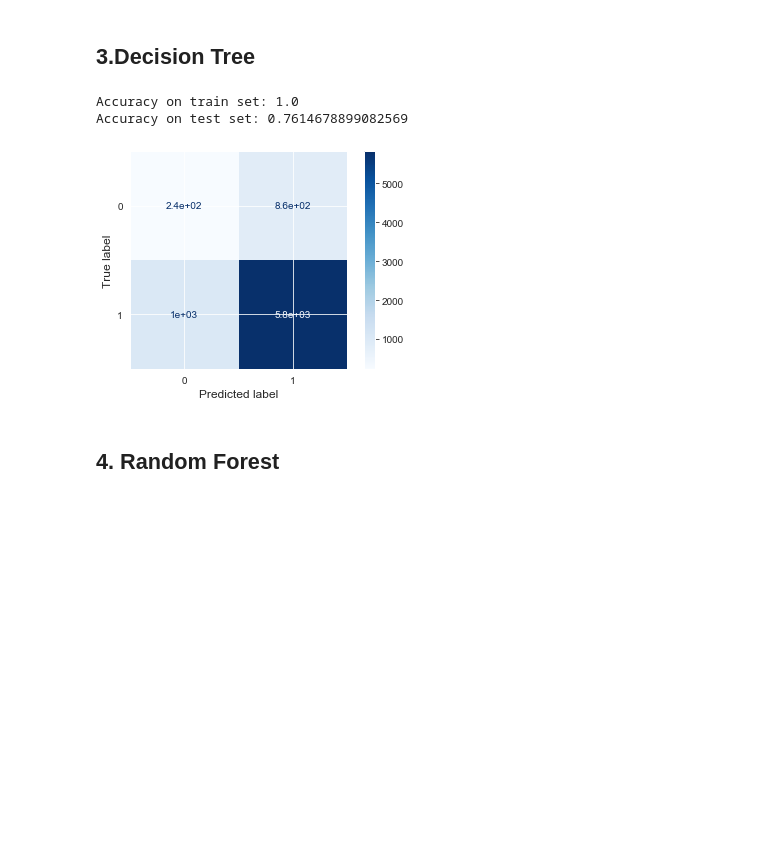
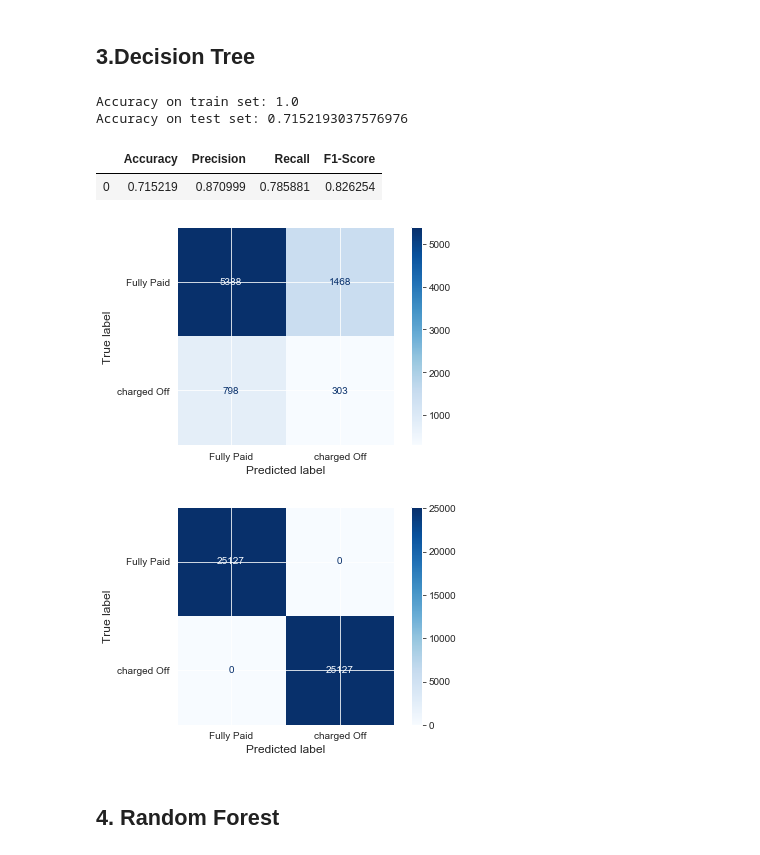
Before and after one commit to heyifuwhu/Lending_Club, a Jupyter notebook: Modeling.ipynb, the cells around one changed output. Cells and saved outputs as stored; diff of their text form; code cells hidden in the pictures; blank space fills up the shorter version.

```diff
--- a/Modeling.ipynb
+++ b/Modeling.ipynb
@@ -16,8 +17,8 @@ import warnings
 warnings.filterwarnings('ignore')
 # %%
 data_path = os.path.join(os.getcwd(),'data')
-train = pd.read_csv(os.path.join(data_path, "train.csv"))
-# train = pd.read_csv(os.path.join(data_path, "train_resample.csv"))
+# train = pd.read_csv(os.path.join(data_path, "train.csv"))
+train = pd.read_csv(os.path.join(data_path, "train_resample.csv"))
 test = pd.read_csv(os.path.join(data_path, "test.csv"))
 
 # seperate features and response
@@ -28,15 +29,26 @@ from sklearn.linear_model import LogisticRegression
 from sklearn.metrics import plot_confusion_matrix
 from sklearn.metrics import confusion_matrix
 from sklearn.metrics import precision_score, recall_score, classification_report, accuracy_score, f1_score
+from sklearn.model_selection import cross_val_score
+from sklearn.model_selection import GridSearchCV
+from sklearn.model_selection import RandomizedSearchCV
+
+
 def show_result(clf, X_train, Y_train, X_test, Y_test, pos_label):
     print("Accuracy on train set: {}".format(clf.score(X_train, Y_train)))
     print("Accuracy on test set: {}".format(clf.score(X_test, Y_test)))
-
+    # fig = plt.figure(figsize = (12,10))
     plot_confusion_matrix(clf, X_test, Y_test,
                                  #display_labels=class_names,
                                  cmap=plt.cm.Blues,
                                  #normalize=normalize
                      )
+    plot_confusion_matrix(clf, X_train, Y_train,
+                                 #display_labels=class_names,
+                                 cmap=plt.cm.Blues,
+                                 #normalize=normalize
+                     )
+
     Y_pred = clf.predict(X_test)
     Matrix = confusion_matrix(Y_test, Y_pred)
 
@@ -49,0 +78,7 @@ def show_result(clf, X_train, Y_train, X_test, Y_test, pos_label):
+# %%
+# Z-score normalization
+train_mean = X_train.iloc[:,4:].mean(axis=0)
+train_std = X_train.iloc[:,4:].std(axis=0)
+X_train.iloc[:,4:] = (X_train.iloc[:,4:] - train_mean) / train_std
+X_test.iloc[:,4:] = (X_test.iloc[:,4:] - train_mean) / train_std
+X_train.head()
@@ -64,13 +105,19 @@ sum(Y_train == 1)/len(Y_train)
 ## 3.Decision Tree
 # %%
 from sklearn import tree
+
 clf_decisionTree = tree.DecisionTreeClassifier()
 clf_decisionTree = clf_decisionTree.fit(X_train, Y_train)
-show_result(clf_decisionTree,X_train,Y_train,X_test,Y_test)
+show_result(clf_decisionTree,X_train,Y_train,X_test,Y_test,"Fully Paid")
+
+# cross validation
 # %% [output]
 Accuracy on train set: 1.0
-Accuracy on test set: 0.7614678899082569
+Accuracy on test set: 0.7152193037576976
+|  | Accuracy | Precision | Recall | F1-Score |
+| 0 | 0.715219 | 0.870999 | 0.785881 | 0.826254 |
-[figure, old version]
+[figure, new version]
+[figure, added]
 # %% [markdown]
 ## 4. Random Forest
 # %%
```
Also changed, not shown: parts of 16 cells of this notebook, 4 other files.
